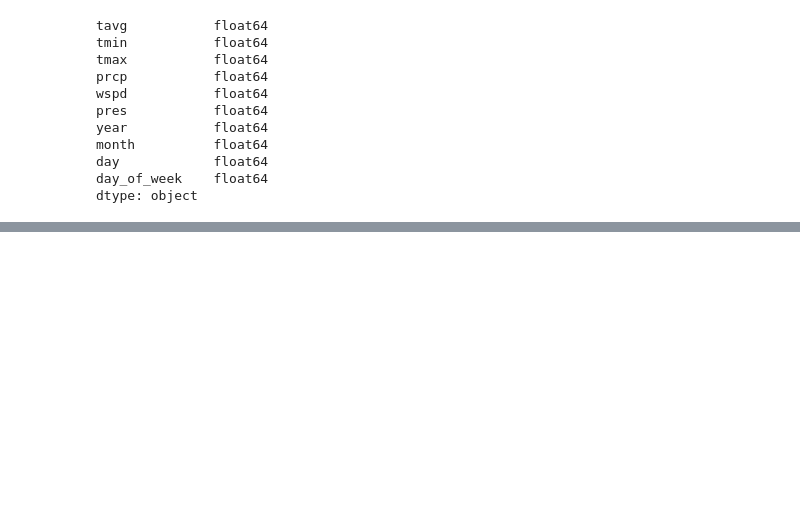
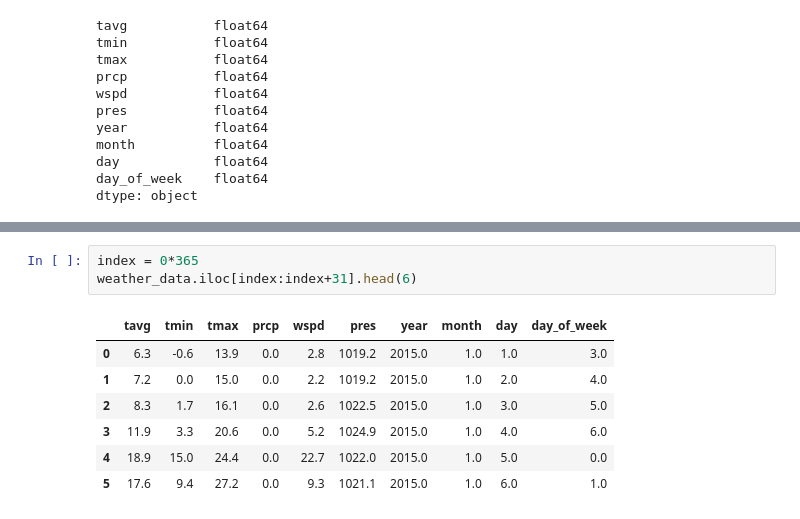
Before and after one commit to NimaJafariComp/weather-forecasting-project, a Jupyter notebook: notebooks/main.ipynb, the cells around one changed output, grey strips where cells are left out. Drawn from its saved outputs; the diff is of its cells as text; blank space fills up the shorter version.

```diff
--- a/notebooks/main.ipynb
+++ b/notebooks/main.ipynb
@@ -118,0 +141,11 @@ dtype: object
+# %%
+index = 0*365
+weather_data.iloc[index:index+31].head(6)
+# %% [output]
+|  | tavg | tmin | tmax | prcp | wspd | pres | year | month | day | day_of_week |
+| 0 | 6.3 | -0.6 | 13.9 | 0.0 | 2.8 | 1019.2 | 2015.0 | 1.0 | 1.0 | 3.0 |
+| 1 | 7.2 | 0.0 | 15.0 | 0.0 | 2.2 | 1019.2 | 2015.0 | 1.0 | 2.0 | 4.0 |
+| 2 | 8.3 | 1.7 | 16.1 | 0.0 | 2.6 | 1022.5 | 2015.0 | 1.0 | 3.0 | 5.0 |
+| 3 | 11.9 | 3.3 | 20.6 | 0.0 | 5.2 | 1024.9 | 2015.0 | 1.0 | 4.0 | 6.0 |
+| 4 | 18.9 | 15.0 | 24.4 | 0.0 | 22.7 | 1022.0 | 2015.0 | 1.0 | 5.0 | 0.0 |
+| 5 | 17.6 | 9.4 | 27.2 | 0.0 | 9.3 | 1021.1 | 2015.0 | 1.0 | 6.0 | 1.0 |
```
Also changed, not shown: parts of 17 cells of this notebook, 3 other files.
